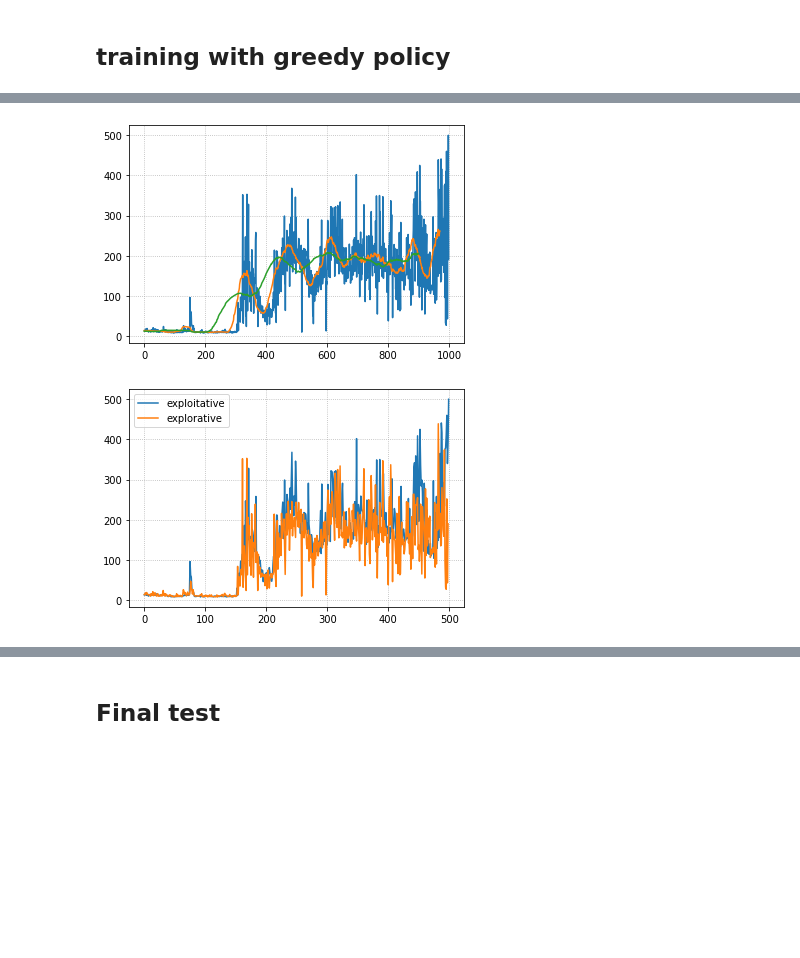
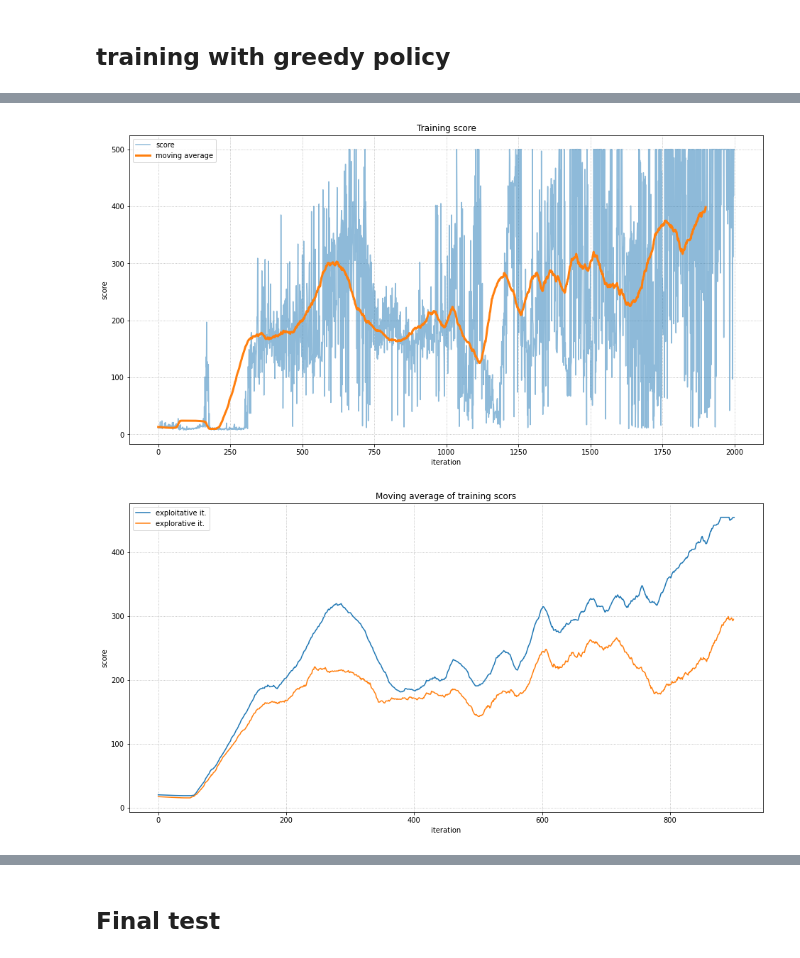
Before and after one commit to DanieleFoscarin/NNDL_hw3, a Jupyter notebook: NNDL_hw3_part2.ipynb, the cells around one changed output, grey strips where cells are left out. Saved outputs shown, nothing was run; the diff lists cells and outputs as text; code cells hidden in the pictures; blank space fills up the shorter version.

Commit message:
final training 2000 iter

```diff
--- a/NNDL_hw3_part2.ipynb
+++ b/NNDL_hw3_part2.ipynb
@@ -669,7 +648,7 @@ env.seed(0) # Set a random seed for the environment (reproducible results)
 # This is for creating the output video in Colab, not required outside Colab
 env = wrap_env(env, video_callable=lambda episode_id: episode_id % 100 == 0) # Save a video every 100 episodes
 
-num_iterations = 1000
+num_iterations = 2000
 # epsilon = 0.05
 
 score_record = []
@@ -772,9 +751,9 @@ for episode_num in range(num_iterations):
     if verbose:
         print(f"EPISODE: {episode_num + 1} - FINAL SCORE: {score} - Epsilon: {epsilon}") # Print the final score
 
-    # #exit if we have 10 consecutive wins with the same net
-    # if win_counter == target_net_update_steps:
-    #     break
+    #exit if we have 10 consecutive wins with the same net
+    if win_counter == target_net_update_steps:
+        break
 
 
 env.close()
@@ -799,22 +778,27 @@ EPISODE: 1000 - FINAL SCORE: 192 - Epsilon: 0.1
-# %%
-# train_quality =
-
-def running_mean(x, N):
-    cumsum = np.cumsum(np.insert(x, 0, 0))
-    return (cumsum[N:] - cumsum[:-N]) / float(N)
-
-plt.plot(score_record)
-plt.plot(running_mean(score_record,30))
-plt.plot(running_mean(score_record,100))
-
-# plt.ylim([0,500])
-plt.grid(linestyle=":")
-# %% [output]
-[figure, removed]
-# %%
-plt.plot(score_record[0:-1:2], label="exploitative")
-plt.plot(score_record[1:-1:2], label="explorative")
-plt.legend()
-plt.grid(linestyle=":")
-# %% [output]
-[figure, removed]
+# %%
+# train_quality =
+
+def running_mean(x, N):
+    cumsum = np.cumsum(np.insert(x, 0, 0))
+    return (cumsum[N:] - cumsum[:-N]) / float(N)
+
+fig, ax = plt.subplots(1,1,figsize=(16,8))
+ax.plot(score_record, label="score", alpha=0.5)
+ax.plot(running_mean(score_record,100),linewidth=3, label="moving average")
+ax.legend()
+ax.set_title("Training score")
+ax.set_xlabel("iteration")
+ax.set_ylabel("score")
+ax.grid(linestyle=":")
+
+fig, ax = plt.subplots(1,1,figsize=(16,8))
+ax.plot(running_mean(score_record[0:-1:2],100), label="exploitative it.")
+ax.plot(running_mean(score_record[1:-1:2], 100), label="explorative it.")
+ax.legend()
+ax.set_title("Moving average of training scors")
+ax.set_xlabel("iteration")
+ax.set_ylabel("score")
+ax.grid(linestyle=":")
+# %% [output]
+[figure, added]
+[figure, added]
```
Also changed, not shown: parts of 6 cells of this notebook.
